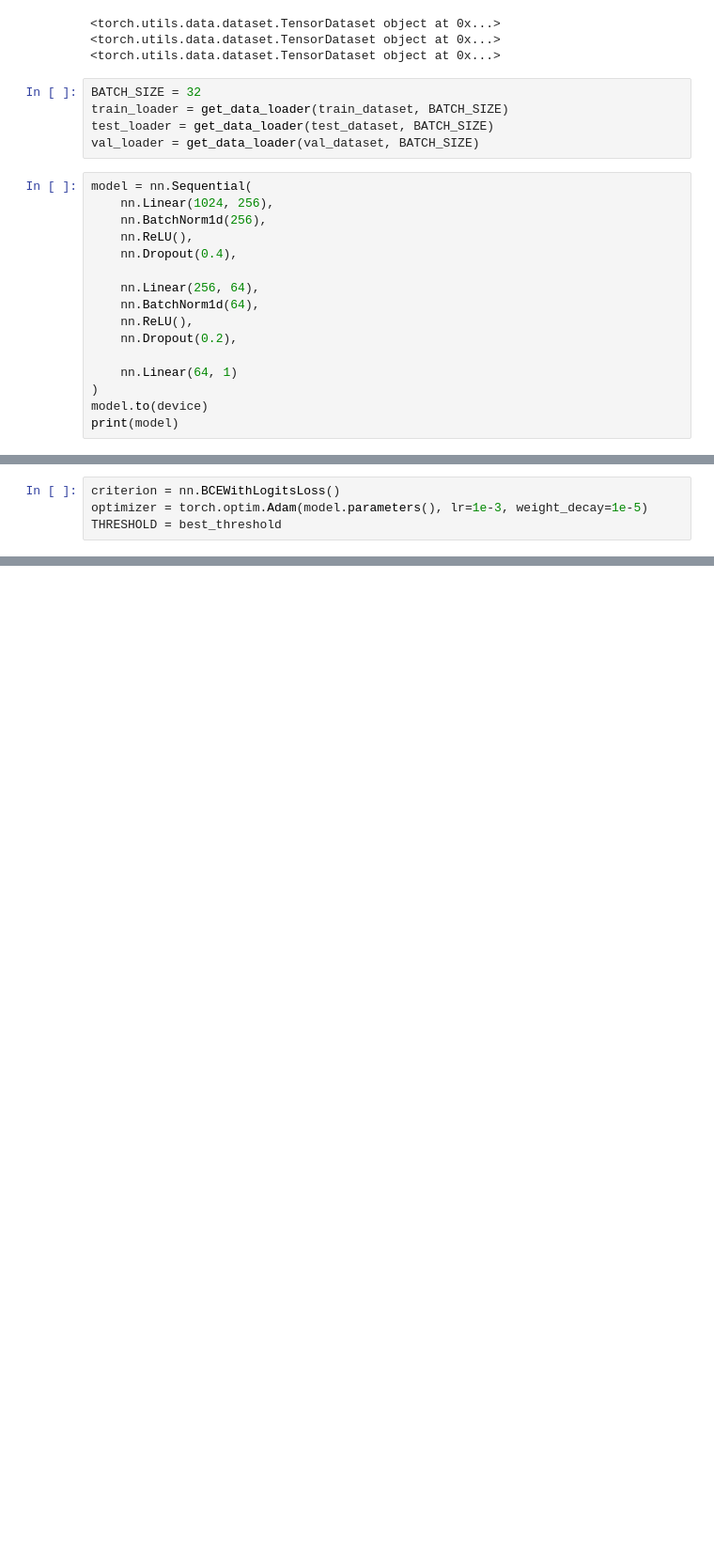
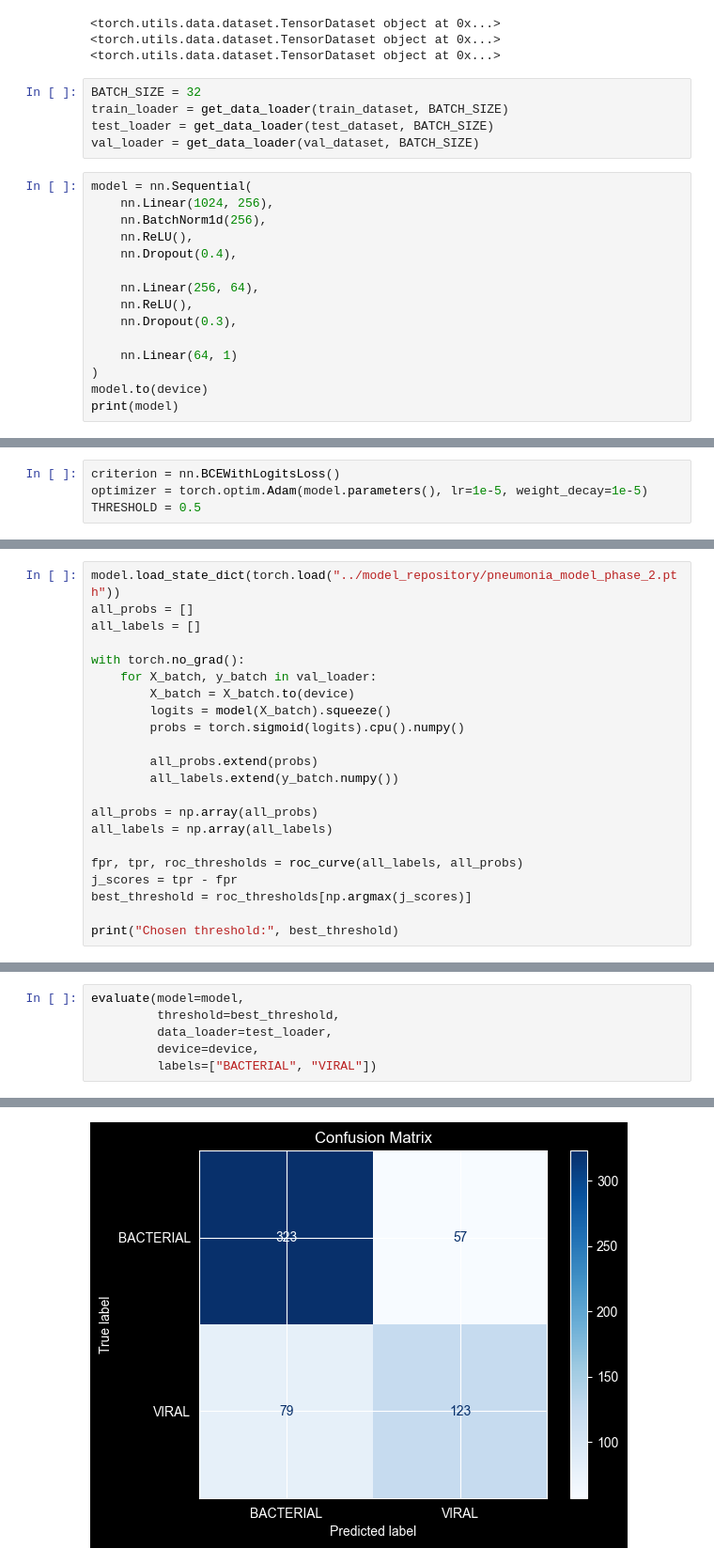
Before and after one commit to pranjal0jais/Mini-Project-6th-Sem, a Jupyter notebook: Phase_2_Classifier/pneumonia_detection_pytorch_phase_2.ipynb, the cells around one changed output, grey strips where cells are left out. Shown at 94% size. Drawn from its saved outputs; the diff is of its cells as text; blank space fills up the shorter version.

```diff
--- a/Phase_2_Classifier/pneumonia_detection_pytorch_phase_2.ipynb
+++ b/Phase_2_Classifier/pneumonia_detection_pytorch_phase_2.ipynb
@@ -42,9 +42,8 @@ model = nn.Sequential(
     nn.Dropout(0.4),
 
     nn.Linear(256, 64),
-    nn.BatchNorm1d(64),
     nn.ReLU(),
-    nn.Dropout(0.2),
+    nn.Dropout(0.3),
 
     nn.Linear(64, 1)
 )
@@ -90,7 +63,7 @@ Best threshold: 0.53 → F1: 0.4674
 # %%
 criterion = nn.BCEWithLogitsLoss()
-optimizer = torch.optim.Adam(model.parameters(), lr=1e-3, weight_decay=1e-5)
-THRESHOLD = best_threshold
+optimizer = torch.optim.Adam(model.parameters(), lr=1e-5, weight_decay=1e-5)
+THRESHOLD = 0.5
 # %%
 best_loss = float('inf')
 patience = 10
@@ -150,0 +146,22 @@ evaluate(model=model,
+# %%
+model.load_state_dict(torch.load("../model_repository/pneumonia_model_phase_2.pth"))
+all_probs = []
+all_labels = []
+
+with torch.no_grad():
+    for X_batch, y_batch in val_loader:
+        X_batch = X_batch.to(device)
+        logits = model(X_batch).squeeze()
+        probs = torch.sigmoid(logits).cpu().numpy()
+
+        all_probs.extend(probs)
+        all_labels.extend(y_batch.numpy())
+
+all_probs = np.array(all_probs)
+all_labels = np.array(all_labels)
+
+fpr, tpr, roc_thresholds = roc_curve(all_labels, all_probs)
+j_scores = tpr - fpr
+best_threshold = roc_thresholds[np.argmax(j_scores)]
+
+print("Chosen threshold:", best_threshold)
@@ -150,0 +170,7 @@ evaluate(model=model,
+# %%
+evaluate(model=model,
+         threshold=best_threshold,
+         data_loader=test_loader,
+         device=device,
+         labels=["BACTERIAL", "VIRAL"])
+# %% [output]
@@ -150,0 +197 @@ evaluate(model=model,
+[figure, added]
```
Also changed, not shown: parts of 6 cells of this notebook, 3 other files.
